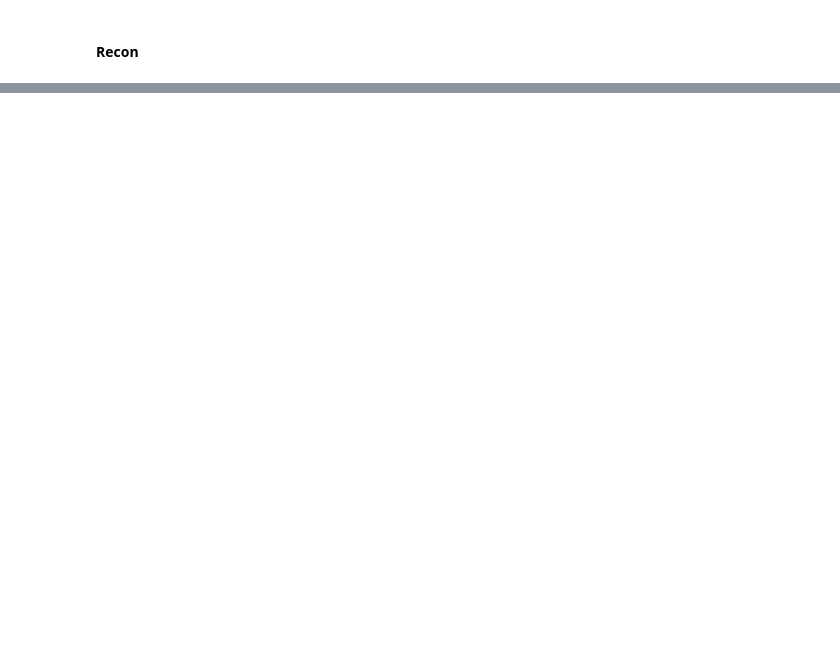
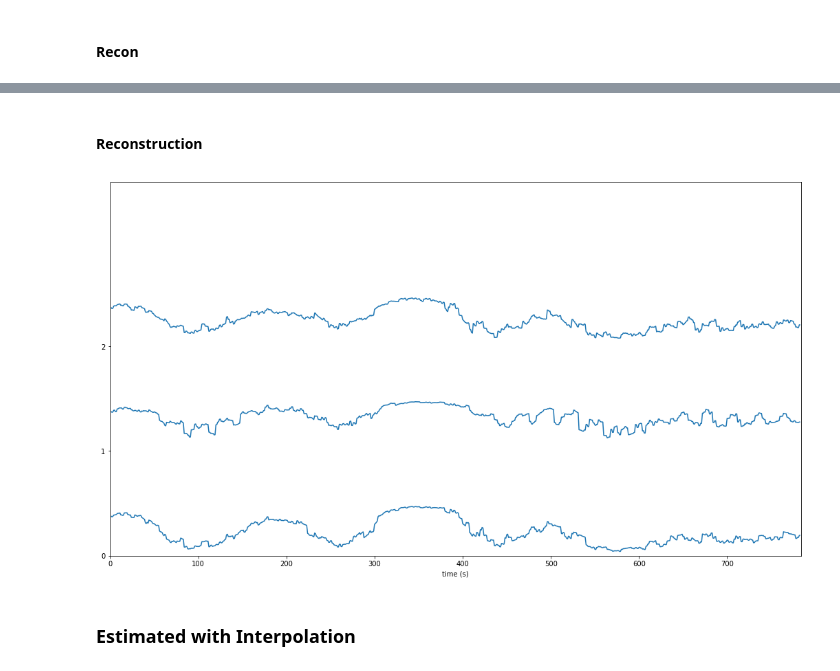
Before and after one commit to DanielLongo/NeuralFill, a Jupyter notebook: visualize/plot_recon_mc.ipynb, the cells around one changed output, grey strips where cells are left out. Cells and saved outputs as stored; diff of their text form; code cells hidden in the pictures; blank space fills up the shorter version.

```diff
--- a/visualize/plot_recon_mc.ipynb
+++ b/visualize/plot_recon_mc.ipynb
@@ -29,0 +51,8 @@ stacklineplot.stackplot(samples[16+3])
+# %% [markdown]
+#### Reconstruction
+# %%
+stacklineplot.stackplot(samples[16+example_idx], yscale=.3)
+# %% [output]
+[figure, added]
+# %% [markdown]
+### Estimated with Interpolation
```
Also changed, not shown: parts of 12 cells of this notebook, 1 other file.
